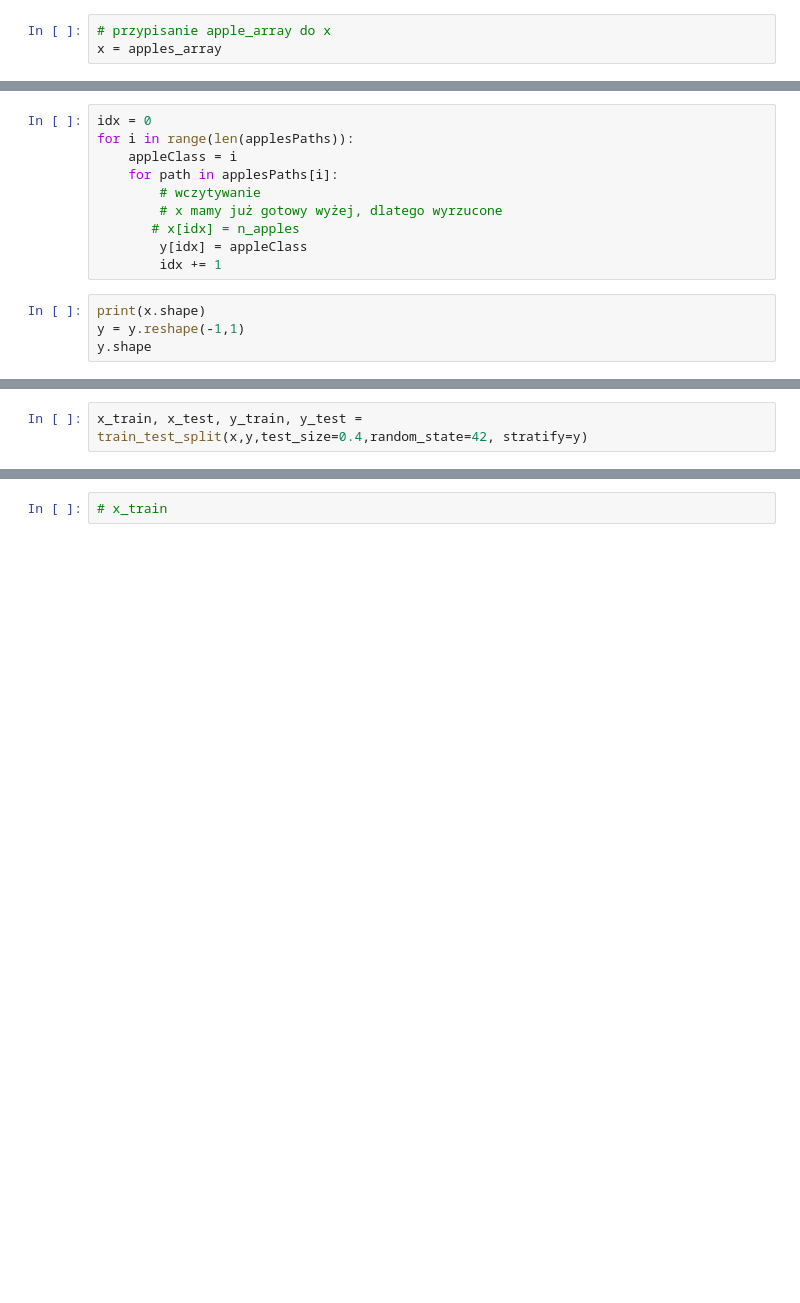
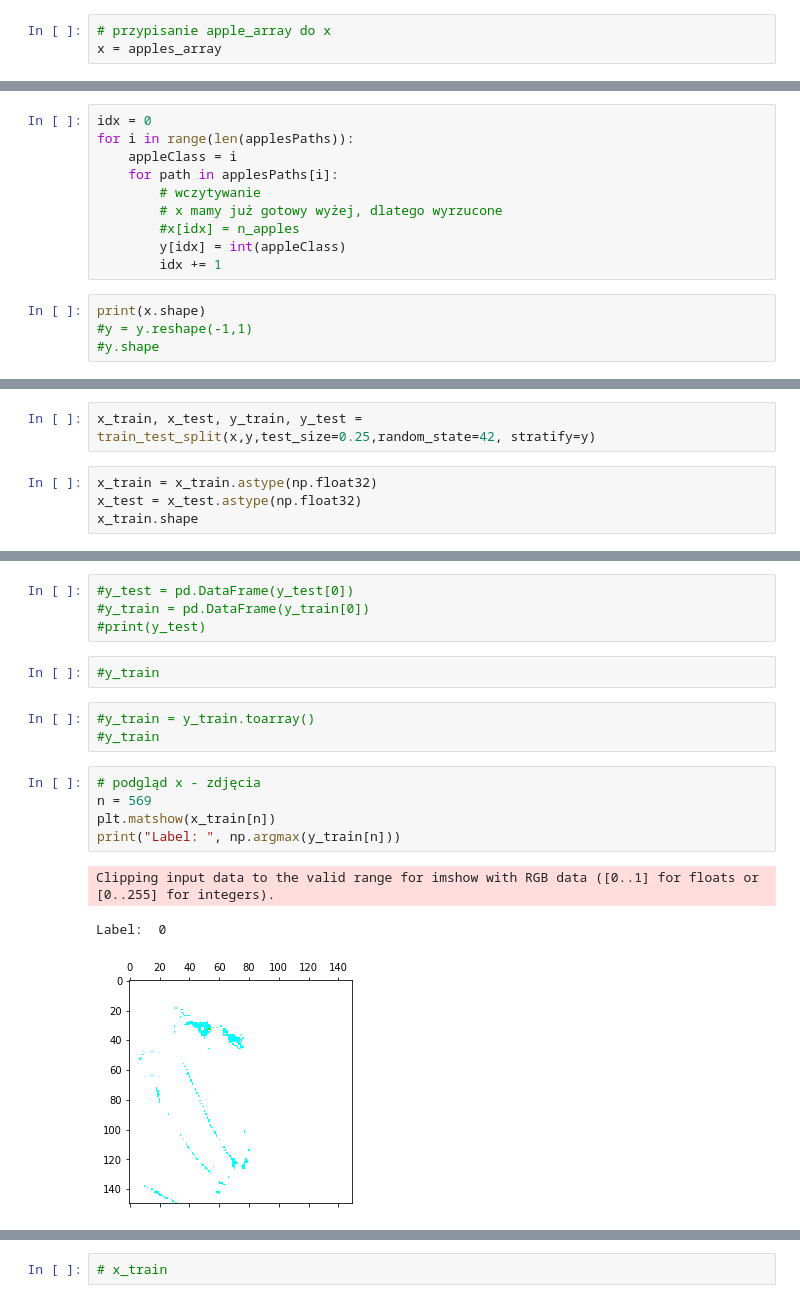
Before and after one commit to infoshareacademy/jdsz4-dept, a Jupyter notebook: projekt_dl/woring_on_dataset/projekt_DL_pp.ipynb, the cells around one changed output, grey strips where cells are left out. Cells and saved outputs as stored; diff of their text form; blank space fills up the shorter version.

```diff
--- a/projekt_dl/woring_on_dataset/projekt_DL_pp.ipynb
+++ b/projekt_dl/woring_on_dataset/projekt_DL_pp.ipynb
@@ -105,10 +110,10 @@ for i in range(len(applesPaths)):
     for path in applesPaths[i]:
         # wczytywanie
         # x mamy już gotowy wyżej, dlatego wyrzucone
-       # x[idx] = n_apples
-        y[idx] = appleClass
+        #x[idx] = n_apples
+        y[idx] = int(appleClass)
         idx += 1
 # %%
 print(x.shape)
-y = y.reshape(-1,1)
-y.shape
+#y = y.reshape(-1,1)
+#y.shape
@@ -115,2 +122,6 @@ y.shape
 # %%
-x_train, x_test, y_train, y_test = train_test_split(x,y,test_size=0.4,random_state=42, stratify=y)
+x_train, x_test, y_train, y_test = train_test_split(x,y,test_size=0.25,random_state=42, stratify=y)
+# %%
+x_train = x_train.astype(np.float32)
+x_test = x_test.astype(np.float32)
+x_train.shape
@@ -117,3 +148,21 @@ x_train, x_test, y_train, y_test = train_test_split(x,y,test_size=0.4,random_sta
+# %%
+#y_test = pd.DataFrame(y_test[0])
+#y_train = pd.DataFrame(y_train[0])
+#print(y_test)
+# %%
+#y_train
+# %%
+#y_train = y_train.toarray()
+#y_train
+# %%
+# podgląd x - zdjęcia
+n = 569
+plt.matshow(x_train[n])
+print("Label: ", np.argmax(y_train[n]))
+# %% [output]
+Clipping input data to the valid range for imshow with RGB data ([0..1] for floats or [0..255] for integers).
+Label:  0
+[figure, added]
 # %%
 print('x_train shape', x_train.shape)
 print('x_test shape', x_test.shape)
```
Also changed, not shown: parts of 20 cells of this notebook, 1 other file.
